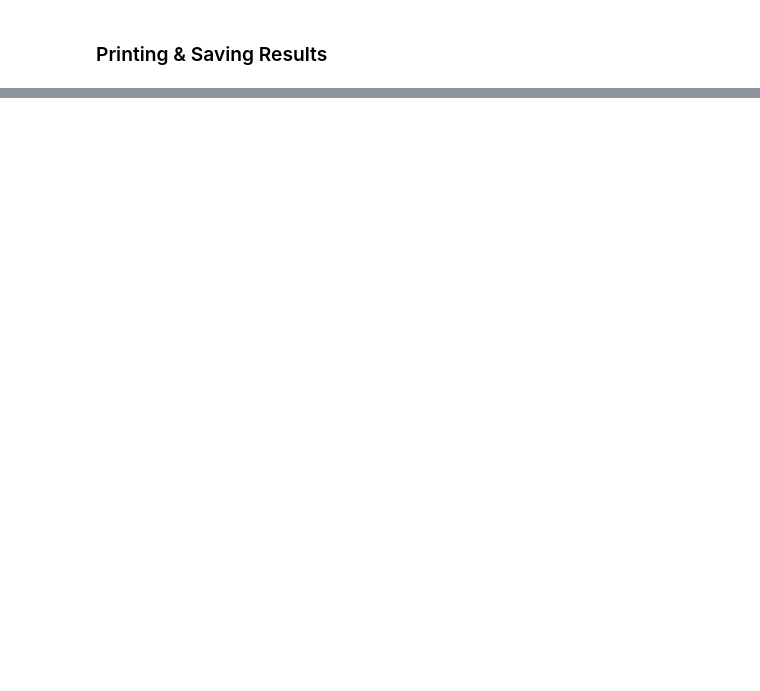
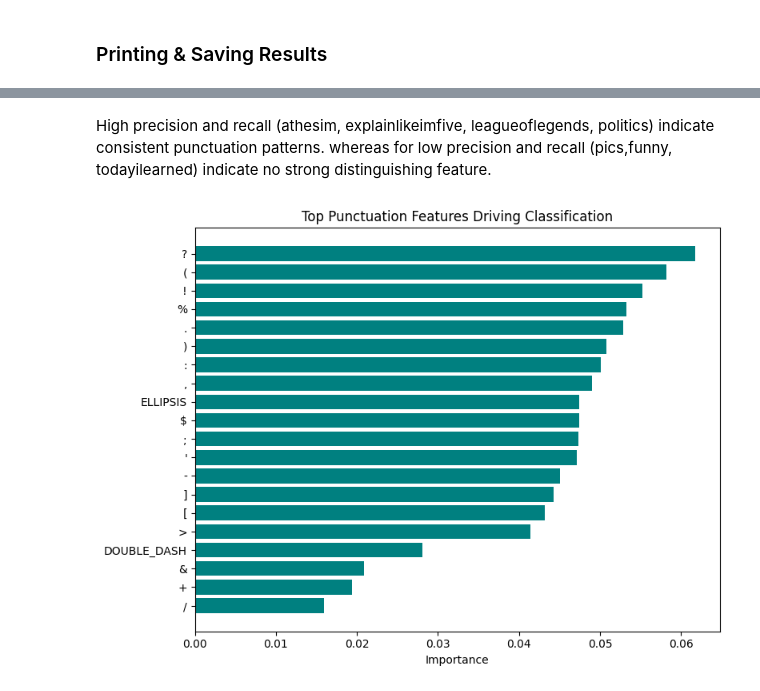
Before and after one commit to deanne-julia-luis/docana-project-Expressive-Punctuation-Patterns, a Jupyter notebook: code/ExpPunct.ipynb, the cells around one changed output, grey strips where cells are left out. Cells and saved outputs as stored; diff of their text form; code cells hidden in the pictures; blank space fills up the shorter version.

```diff
--- a/code/ExpPunct.ipynb
+++ b/code/ExpPunct.ipynb
@@ -264,0 +507,24 @@ explainlikeimfive       0.15      0.19      0.17       100
+# %% [markdown]
+High precision and recall (athesim, explainlikeimfive, leagueoflegends, politics) indicate consistent punctuation patterns.
+whereas for low precision and recall (pics,funny, todayilearned) indicate no strong distinguishing feature.
+# %%
+importances = rf.feature_importances_
+# remove group_id
+mask = X.columns != "group_id"
+features = X.columns[mask]
+importances = importances[mask]
+
+
+idx = np.argsort(importances)[-20:]  # top 20 features
+
+plt.figure(figsize=(8, 6))
+plt.barh(features[idx], importances[idx], color="teal")
+
+plt.title("Top Punctuation Features Driving Classification")
+plt.xlabel("Importance")
+
+plt.tight_layout()
+plt.savefig("../figures/EDA_Top_Punct_Features.png")
+plt.show()
+# %% [output]
+[figure, added]
```
Also changed, not shown: parts of 31 cells of this notebook, 6 other files.
